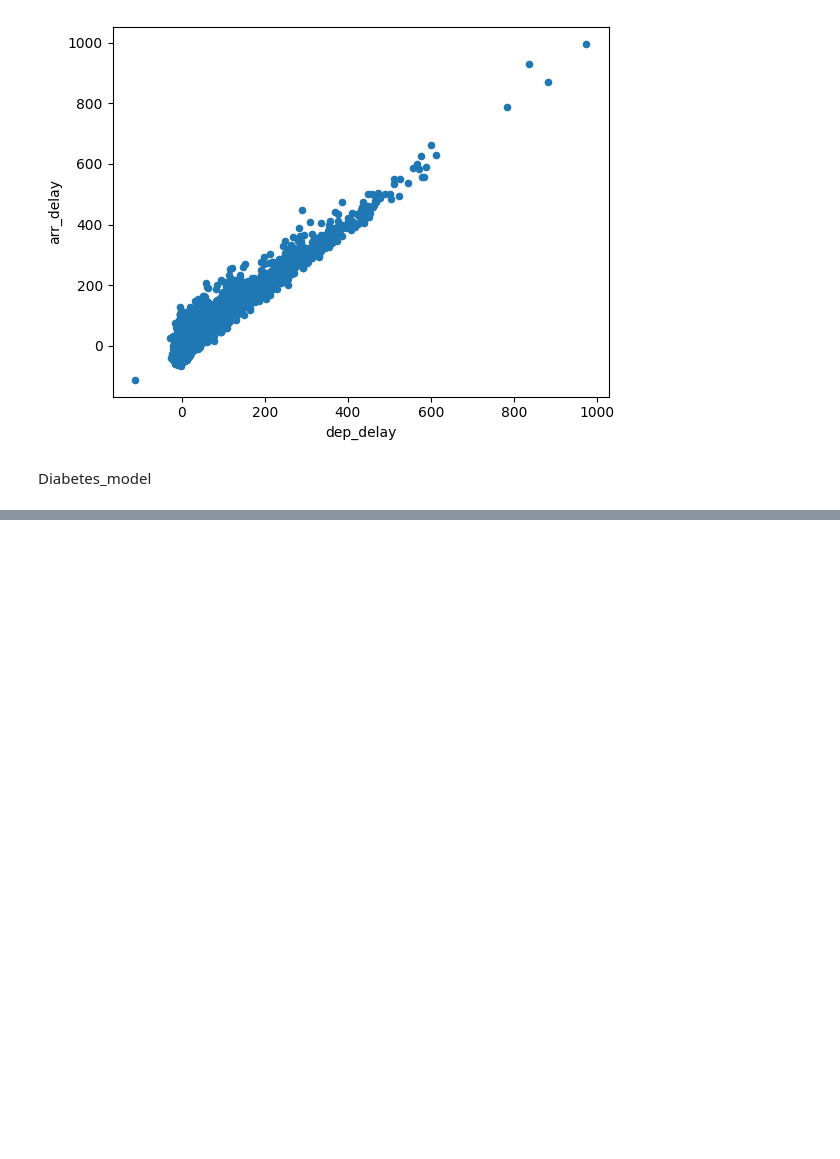
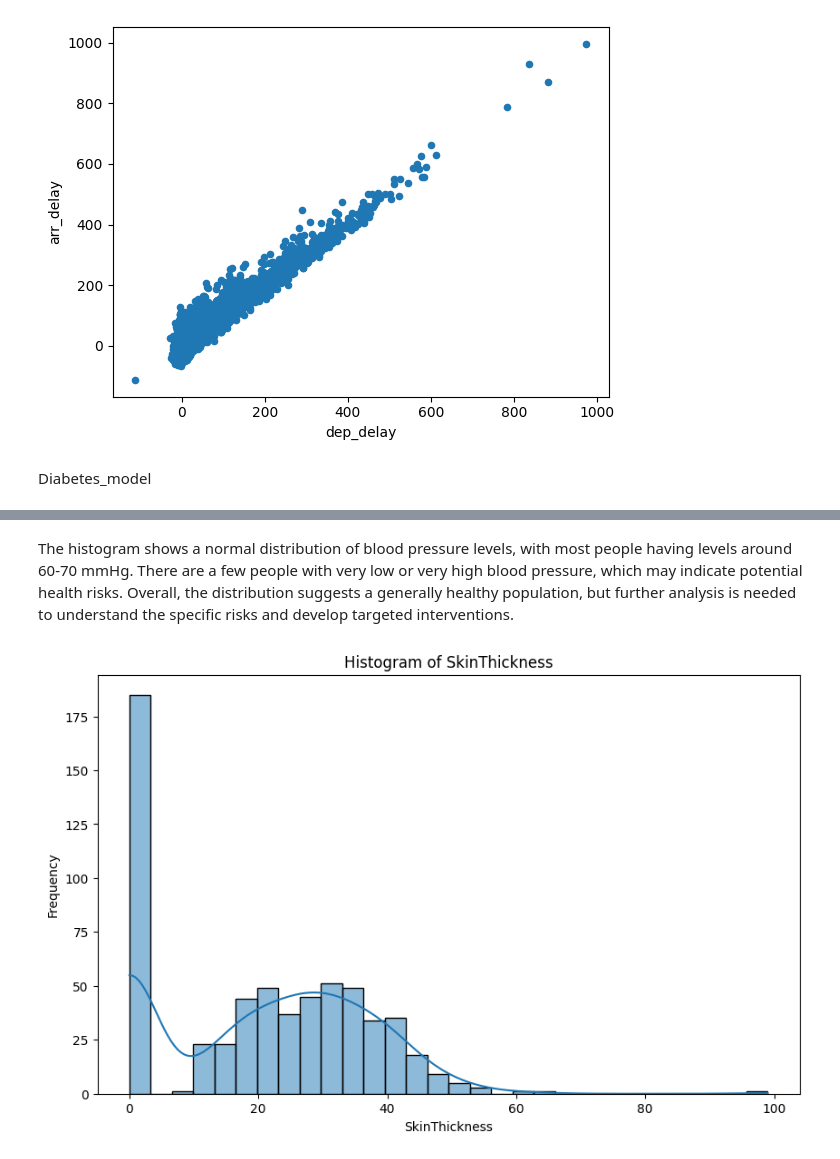
Before and after one commit to aneesaameerali/ict, a Jupyter notebook: Virtual_competition_(1).ipynb, the cells around one changed output, grey strips where cells are left out. Cells and saved outputs as stored; diff of their text form; code cells hidden in the pictures; blank space fills up the shorter version.

```diff
--- a/Virtual_competition_(1).ipynb
+++ b/Virtual_competition_(1).ipynb
@@ -389,0 +388,11 @@ plt.show()
+# %% [markdown]
+The histogram shows a normal distribution of blood pressure levels, with most people having levels around 60-70 mmHg. There are a few people with very low or very high blood pressure, which may indicate potential health risks. Overall, the distribution suggests a generally healthy population, but further analysis is needed to understand the specific risks and develop targeted interventions.
+# %%
+plt.figure(figsize=(10, 6))
+sns.histplot(df['SkinThickness'], bins=30, kde=True)
+plt.title('Histogram of SkinThickness')
+plt.xlabel('SkinThickness')
+plt.ylabel('Frequency')
+plt.show()
+# %% [output]
+[figure, added]
```
Also changed, not shown: parts of 32 cells of this notebook.
